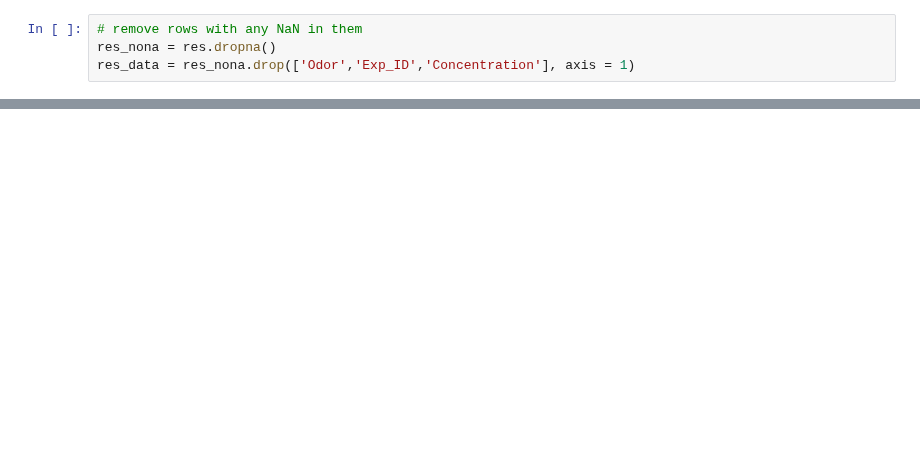
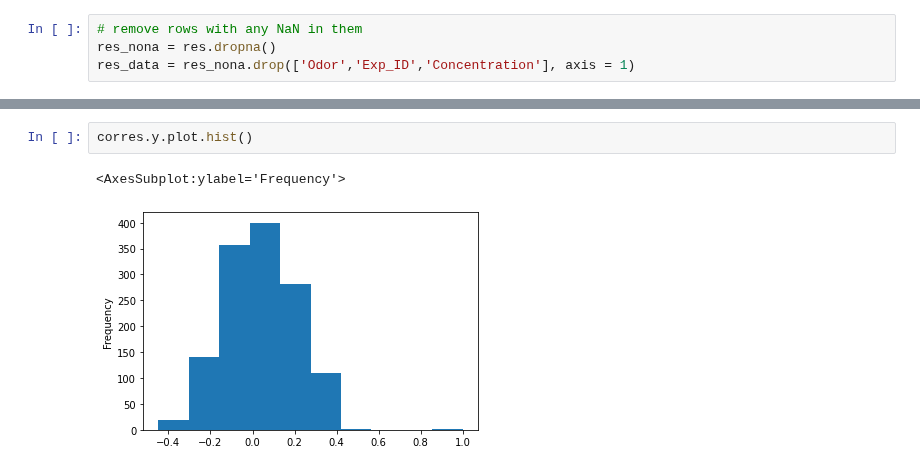
Before and after one commit to YijieYin/connectome_data_prep, a Jupyter notebook: Si_et_al_2019.ipynb, the cells around one changed output, grey strips where cells are left out. Drawn from its saved outputs; the diff is of its cells as text; blank space fills up the shorter version.

```diff
--- a/Si_et_al_2019.ipynb
+++ b/Si_et_al_2019.ipynb
@@ -92,3 +256,8 @@ corres.x.plot.hist()
+# %%
+corres.y.plot.hist()
+# %% [output]
+<AxesSubplot:ylabel='Frequency'>
+[figure, added]
 # %%
 # top correlations with the y axis
 corres[['x','y']].sort_values('y', ascending=False).iloc[1:10,:]
```
Also changed, not shown: parts of 37 cells of this notebook.
